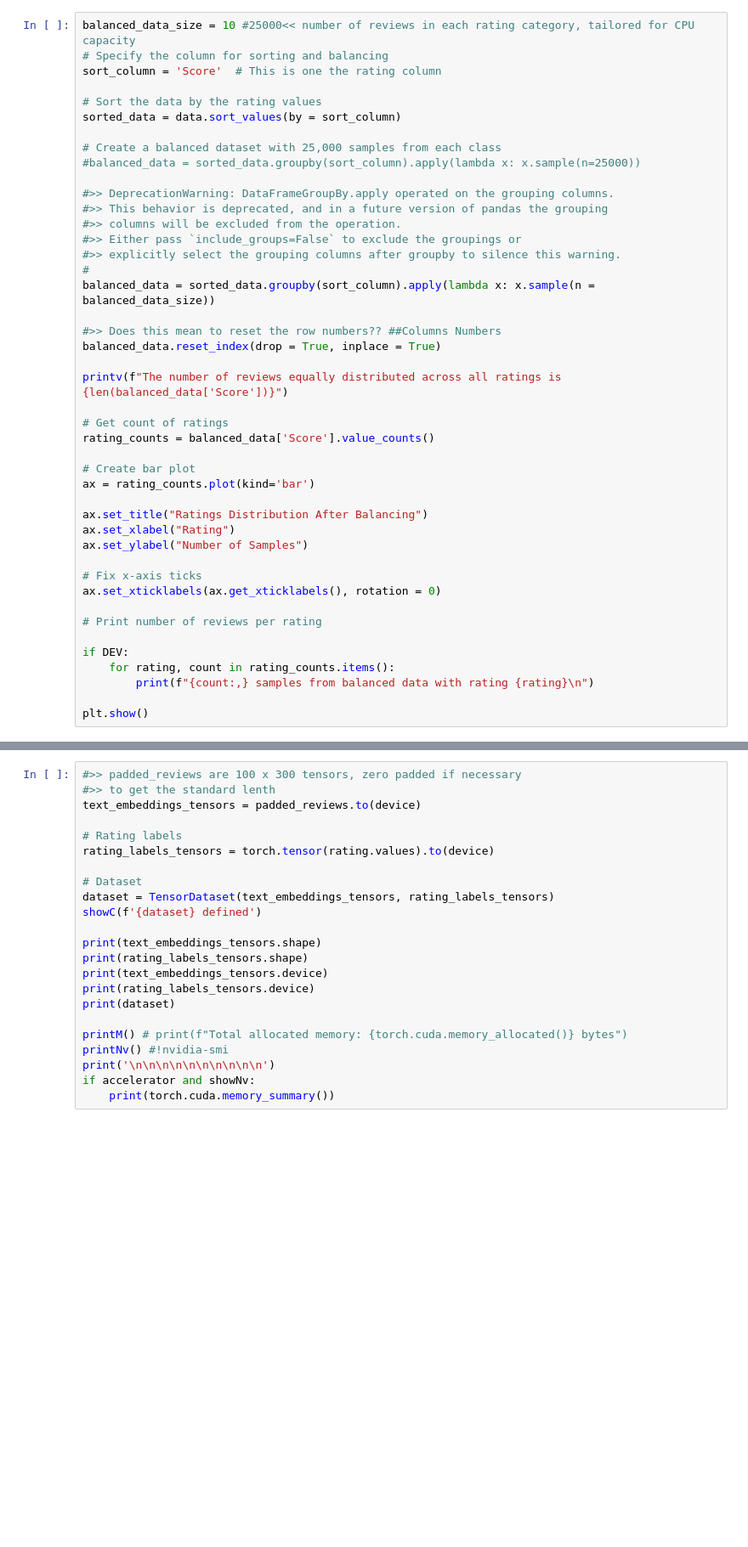
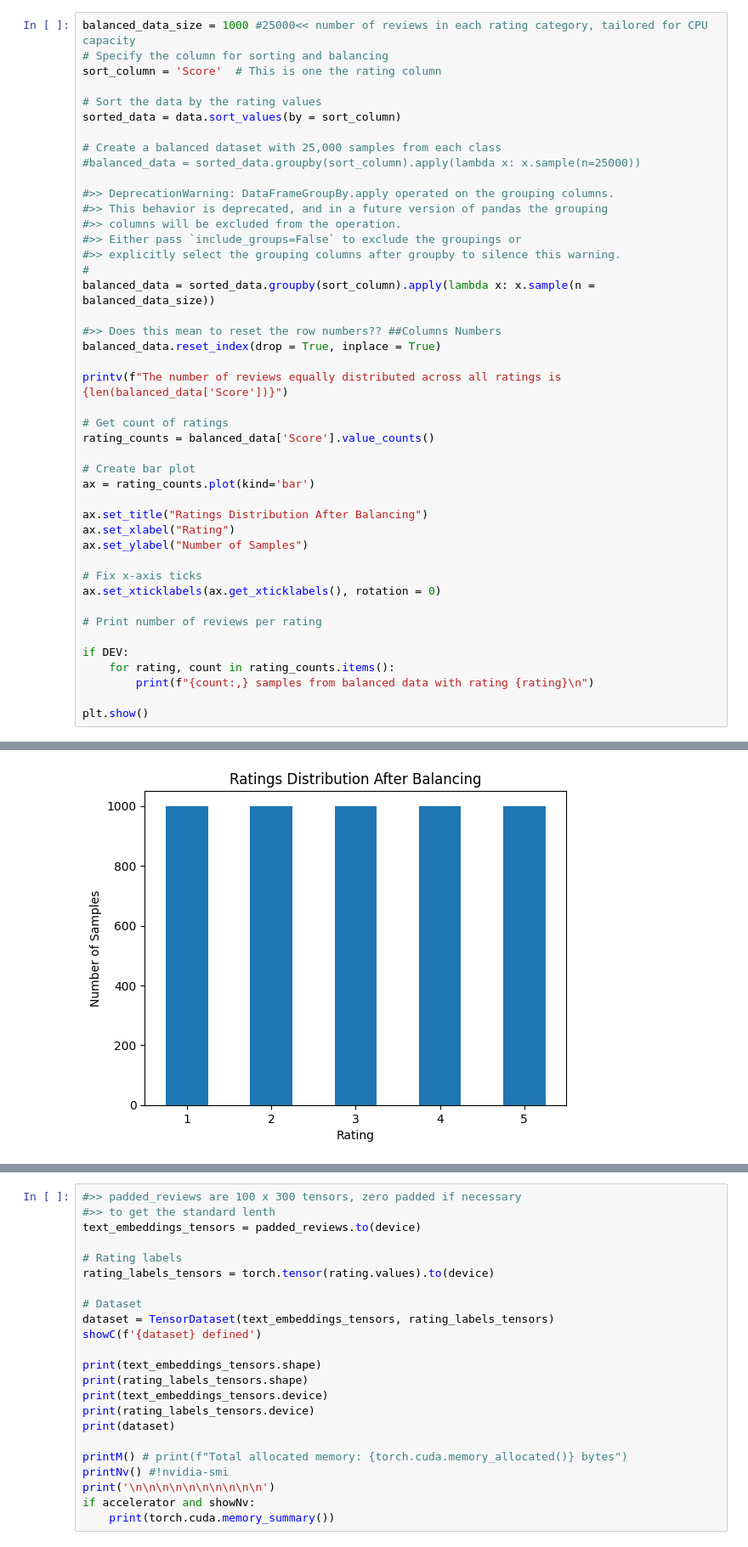
Before and after one commit to gebriell/kaggle_transformer, a Jupyter notebook: data_preprocessing.ipynb, the cells around one changed output, grey strips where cells are left out. Shown at 85% size. Cells and saved outputs as stored; diff of their text form; blank space fills up the shorter version.

```diff
--- a/data_preprocessing.ipynb
+++ b/data_preprocessing.ipynb
@@ -140,5 +187,5 @@ plt.show() #<< show the rating in each of the 5 categories
 # %%
-balanced_data_size = 10 #25000<< number of reviews in each rating category, tailored for CPU capacity
+balanced_data_size = 1000 #25000<< number of reviews in each rating category, tailored for CPU capacity
 # Specify the column for sorting and balancing
 sort_column = 'Score'  # This is one the rating column
 
@@ -181,3 +228,4 @@ if DEV:
         print(f"{count:,} samples from balanced data with rating {rating}\n")
 
 plt.show()
+# %% [output]
@@ -183,0 +242 @@ plt.show()
+[figure, added]
```
Also changed, not shown: parts of 15 cells of this notebook.
